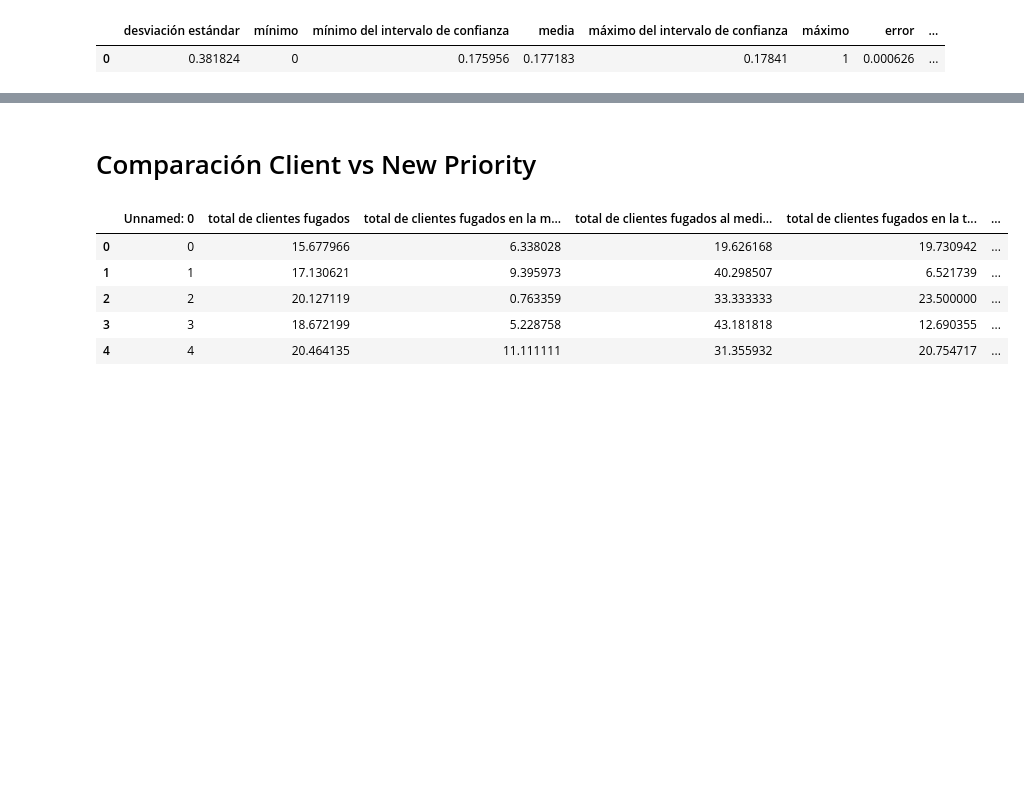
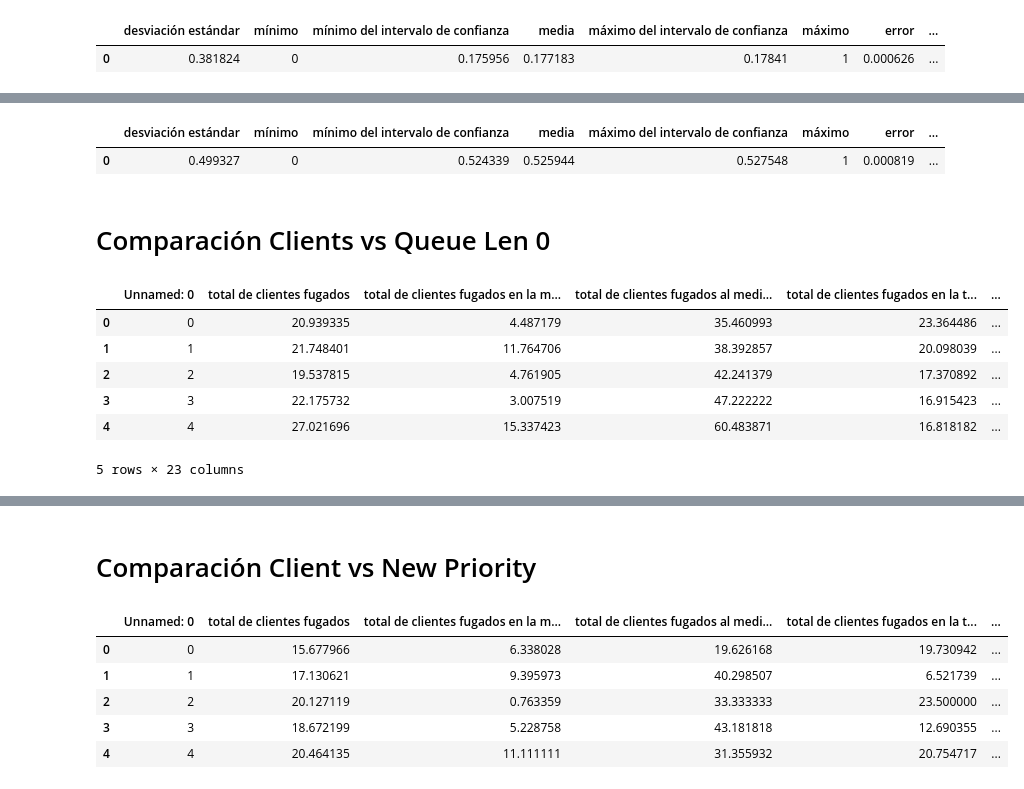
Before and after one commit to mia-uc/waiting-list-simulation, a Jupyter notebook: notebooks/cmp.ipynb, the cells around one changed output, grey strips where cells are left out. Saved outputs shown, nothing was run; the diff lists cells and outputs as text; code cells hidden in the pictures; blank space fills up the shorter version.

```diff
--- a/notebooks/cmp.ipynb
+++ b/notebooks/cmp.ipynb
@@ -153,0 +179,20 @@ pd.DataFrame([compute_stats(z)])
+# %%
+z = (clients_q_1['total de ingresos'] > clients['total de ingresos']).apply(int)
+
+pd.DataFrame([compute_stats(z)])
+# %% [output]
+|  | desviación estándar | mínimo | mínimo del intervalo de confianza | media | máximo del intervalo de confianza | máximo | error | ... |
+| 0 | 0.499327 | 0 | 0.524339 | 0.525944 | 0.527548 | 1 | 0.000819 | ... |
+# %% [markdown]
+# Comparación Clients vs Queue Len 0
+# %%
+clients_q_0 = pd.read_csv('clients_q_0.csv')
+clients_q_0.head()
+# %% [output]
+|  | Unnamed: 0 | total de clientes fugados | total de clientes fugados en la m... | total de clientes fugados al medi... | total de clientes fugados en la t... | ... |
+| 0 | 0 | 20.939335 | 4.487179 | 35.460993 | 23.364486 | ... |
+| 1 | 1 | 21.748401 | 11.764706 | 38.392857 | 20.098039 | ... |
+| 2 | 2 | 19.537815 | 4.761905 | 42.241379 | 17.370892 | ... |
+| 3 | 3 | 22.175732 | 3.007519 | 47.222222 | 16.915423 | ... |
+| 4 | 4 | 27.021696 | 15.337423 | 60.483871 | 16.818182 | ... |
+5 rows × 23 columns
```
Also changed, not shown: parts of 7 cells of this notebook, 1 other file.
